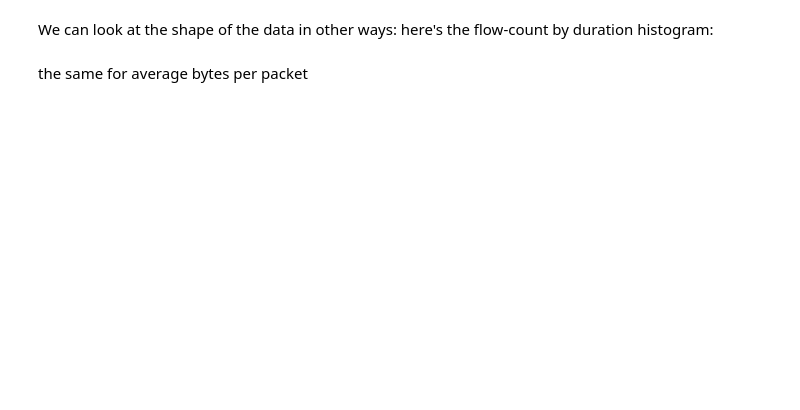
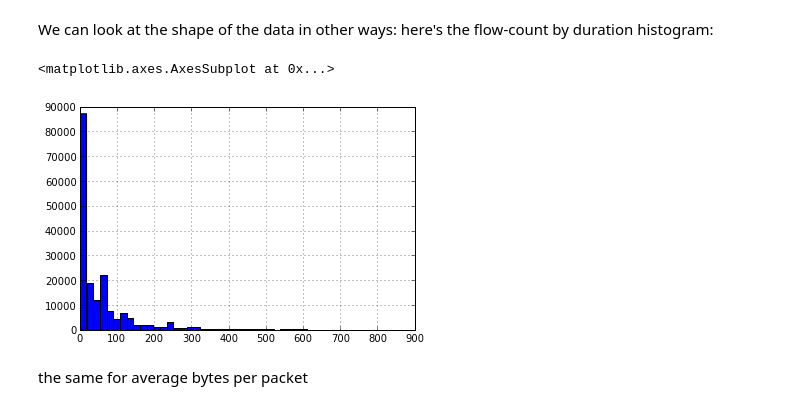
Before and after one commit to britram/qof, a Jupyter notebook: pytools/nmrg-talk.ipynb, the cells around one changed output. Drawn from its saved outputs; the diff is of its cells as text; code cells hidden in the pictures; blank space fills up the shorter version.

```diff
--- a/pytools/nmrg-talk.ipynb
+++ b/pytools/nmrg-talk.ipynb
@@ -16,10 +16,8 @@ Next we can read a dataframe from an IPFIX file. Only records containing _all_ t
 # %%
-df = qof.dataframe_from_ipfix("../test/qof-test.ipfix",
+df = qof.dataframe_from_ipfix("../test/tsdag-191800.ipfix",
                               "flowId",
                               "flowStartMilliseconds",
                               "flowEndMilliseconds",
-                              "sourceIPv4Address",
-                              "destinationIPv4Address",
                               "sourceTransportPort",
                               "destinationTransportPort",
                               "packetDeltaCount",
@@ -37,7 +35,8 @@ df = qof.dataframe_from_ipfix("../test/qof-test.ipfix",
                               "tcpRetransmitCount",
                               "reverseTcpRetransmitCount",
                               "meanTcpRttMilliseconds",
-                              "reverseMeanTcpRttMilliseconds")
+                              "reverseMeanTcpRttMilliseconds",
+                              "observedTcpMss",
+                              "reverseObservedTcpMss")
 qof.dataframe_derive_duration(df)
-qof.dataframe_derive_nets(df)
 df
@@ -64,7 +112,10 @@ df["destinationTransportPort"].value_counts()[:10]
 # %% [markdown]
 We can look at the shape of the data in other ways: here's the flow-count by duration histogram:
 # %%
-df["durationSeconds"].hist(bins=45)
+df["durationSeconds"].hist(bins=50)
+# %% [output]
+<matplotlib.axes.AxesSubplot at 0x...>
+[figure, added]
 # %% [markdown]
 the same for average bytes per packet
 # %%
```
Also changed, not shown: parts of 40 cells of this notebook, 1 other file.
